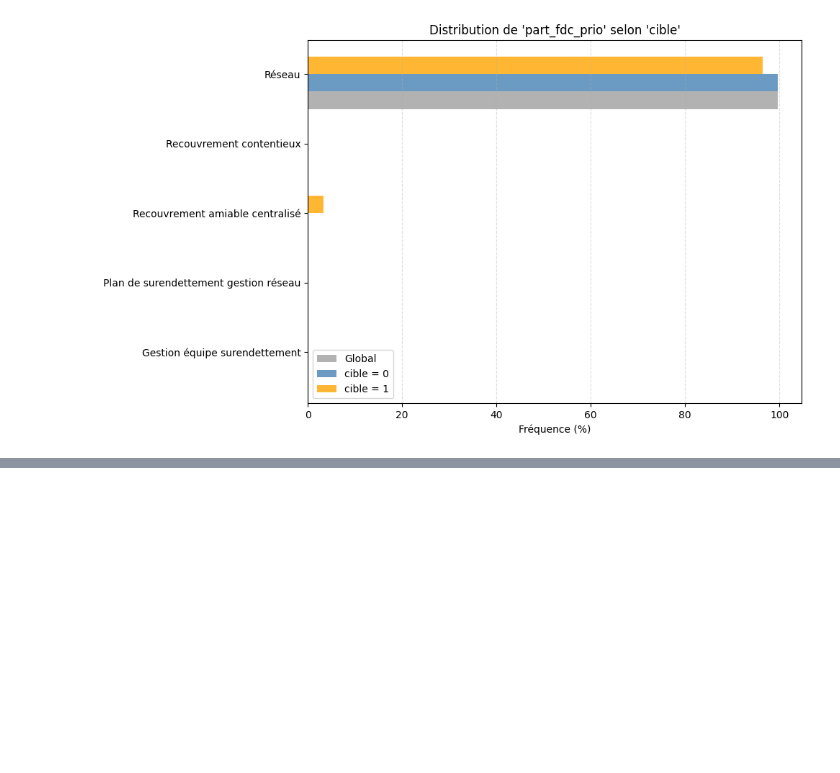
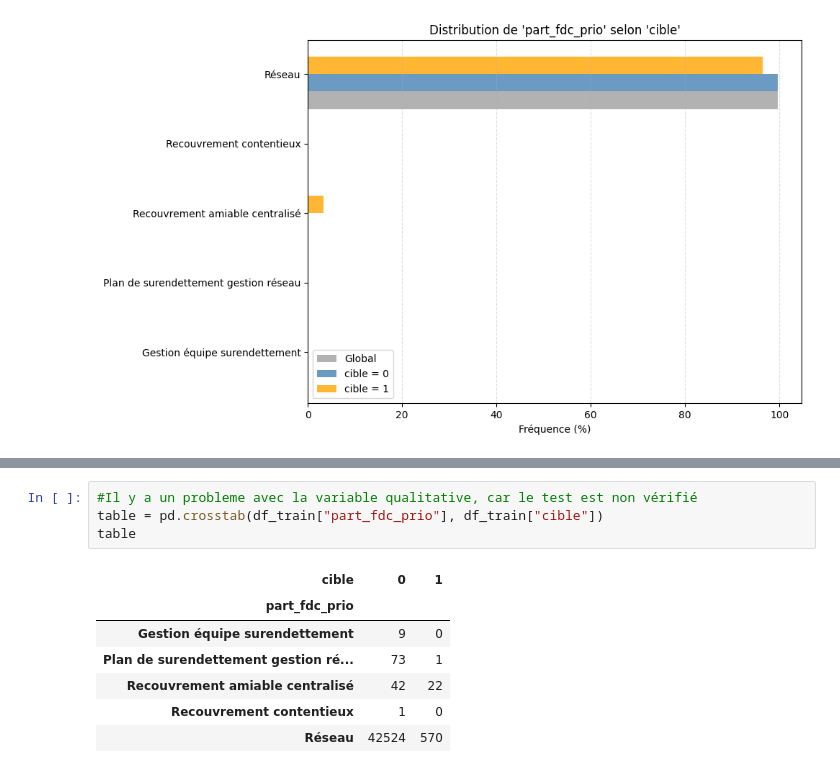
Before and after one commit to DaveMTK20002/PROJET-SCORING-Ikram-Davick, a Jupyter notebook: avancement.ipynb, the cells around one changed output, grey strips where cells are left out. Cells and saved outputs as stored; diff of their text form; blank space fills up the shorter version.

```diff
--- a/avancement.ipynb
+++ b/avancement.ipynb
@@ -365,3 +349,15 @@ first_var_selection[first_var_selection["type"]!="p_value_kruskal_wallis"]
 # %% [output]
 |  | var | type | value |
 | 107 | part_fdc_prio | v_cramer_non_valide | 0.10927 |
+# %%
+#Il y a un probleme avec la variable qualitative, car le test est non vérifié
+table = pd.crosstab(df_train["part_fdc_prio"], df_train["cible"])
+table
+# %% [output]
+| cible | 0 | 1 |
+| part_fdc_prio |  |  |
+| Gestion équipe surendettement | 9 | 0 |
+| Plan de surendettement gestion ré... | 73 | 1 |
+| Recouvrement amiable centralisé | 42 | 22 |
+| Recouvrement contentieux | 1 | 0 |
+| Réseau | 42524 | 570 |
```
Also changed, not shown: parts of 16 cells of this notebook.
